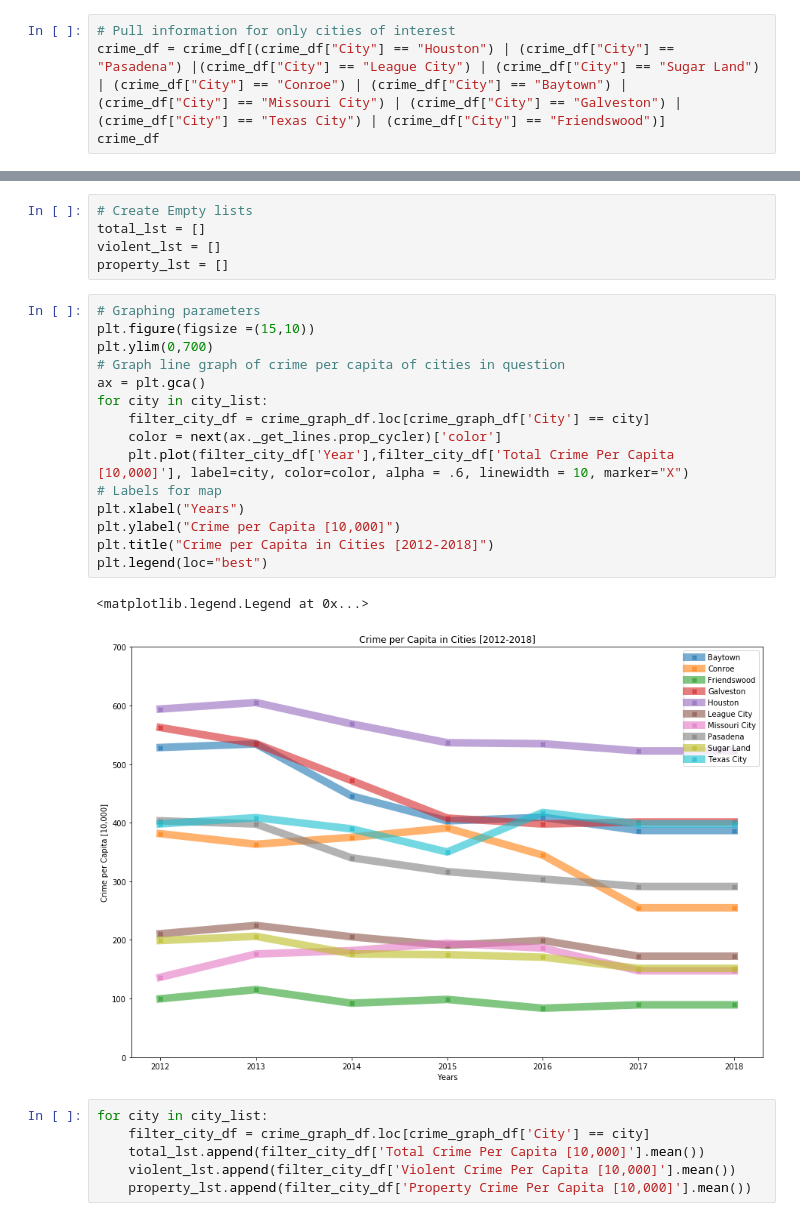
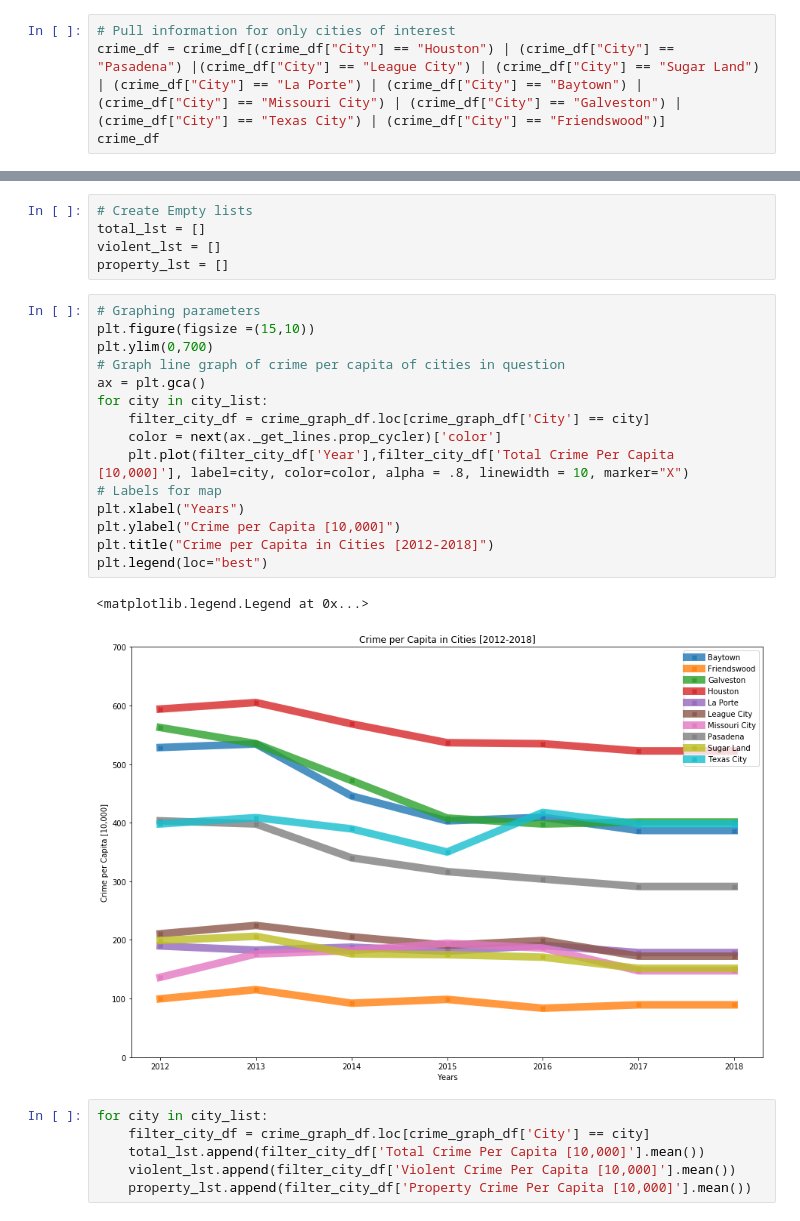
Before and after one commit to andresocorro/project_1, a Jupyter notebook: src_files/CrimeData.ipynb, the cells around one changed output, grey strips where cells are left out. Saved outputs shown, nothing was run; the diff lists cells and outputs as text.

```diff
--- a/src_files/CrimeData.ipynb
+++ b/src_files/CrimeData.ipynb
@@ -55,7 +55,7 @@ crime_df = crime_df.rename(columns = {"Violent\ncrime":"Violent Crime", "Murder
 crime_df = crime_df.dropna()
 # %%
 # Pull information for only cities of interest
-crime_df = crime_df[(crime_df["City"] == "Houston") | (crime_df["City"] == "Pasadena") |(crime_df["City"] == "League City") | (crime_df["City"] == "Sugar Land") | (crime_df["City"] == "Conroe") | (crime_df["City"] == "Baytown") | (crime_df["City"] == "Missouri City") | (crime_df["City"] == "Galveston") | (crime_df["City"] == "Texas City") | (crime_df["City"] == "Friendswood")]
+crime_df = crime_df[(crime_df["City"] == "Houston") | (crime_df["City"] == "Pasadena") |(crime_df["City"] == "League City") | (crime_df["City"] == "Sugar Land") | (crime_df["City"] == "La Porte") | (crime_df["City"] == "Baytown") | (crime_df["City"] == "Missouri City") | (crime_df["City"] == "Galveston") | (crime_df["City"] == "Texas City") | (crime_df["City"] == "Friendswood")]
 crime_df
 # %% [output]
 |  | City | Year | Population | Violent Crime | Murder | Rape | Robbery | Aggravated Assault | ... |
@@ -218,21 +218,21 @@ property_lst = []
 # %%
 # Graphing parameters
 plt.figure(figsize =(15,10))
 plt.ylim(0,700)
 # Graph line graph of crime per capita of cities in question
 ax = plt.gca()
 for city in city_list:
     filter_city_df = crime_graph_df.loc[crime_graph_df['City'] == city]
     color = next(ax._get_lines.prop_cycler)['color']
-    plt.plot(filter_city_df['Year'],filter_city_df['Total Crime Per Capita [10,000]'], label=city, color=color, alpha = .6, linewidth = 10, marker="X")
+    plt.plot(filter_city_df['Year'],filter_city_df['Total Crime Per Capita [10,000]'], label=city, color=color, alpha = .8, linewidth = 10, marker="X")
 # Labels for map
 plt.xlabel("Years")
 plt.ylabel("Crime per Capita [10,000]")
 plt.title("Crime per Capita in Cities [2012-2018]")
 plt.legend(loc="best")
 # %% [output]
 <matplotlib.legend.Legend at 0x...>
-[figure, old version]
+[figure, new version]
 # %%
 for city in city_list:
     filter_city_df = crime_graph_df.loc[crime_graph_df['City'] == city]
```
Also changed, not shown: parts of 9 cells of this notebook, 1 other file.
